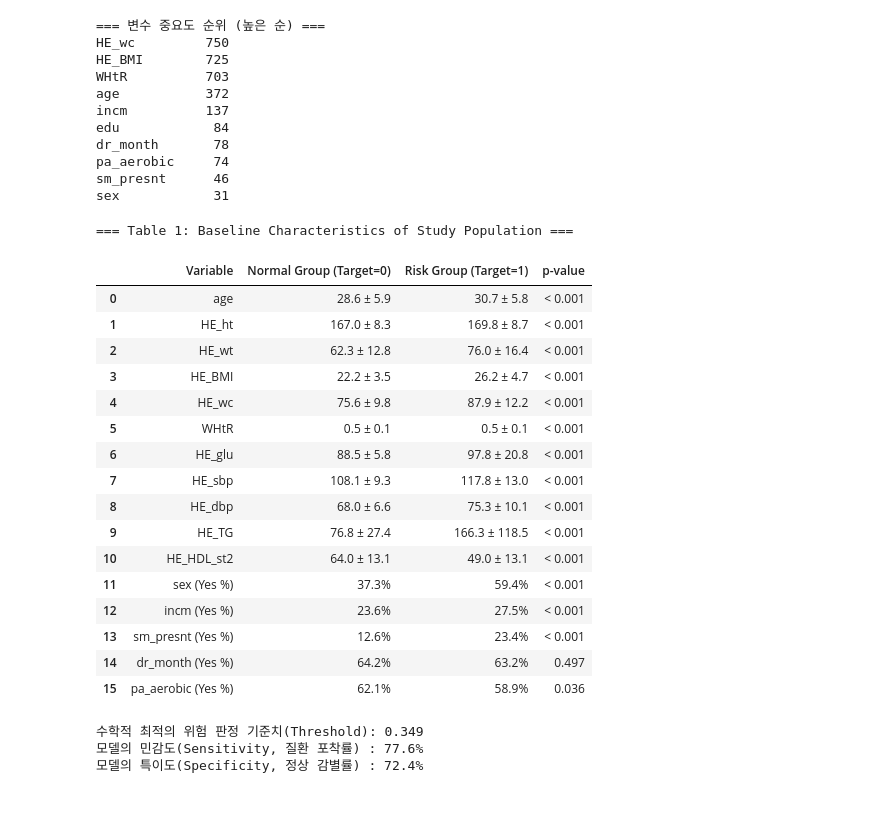
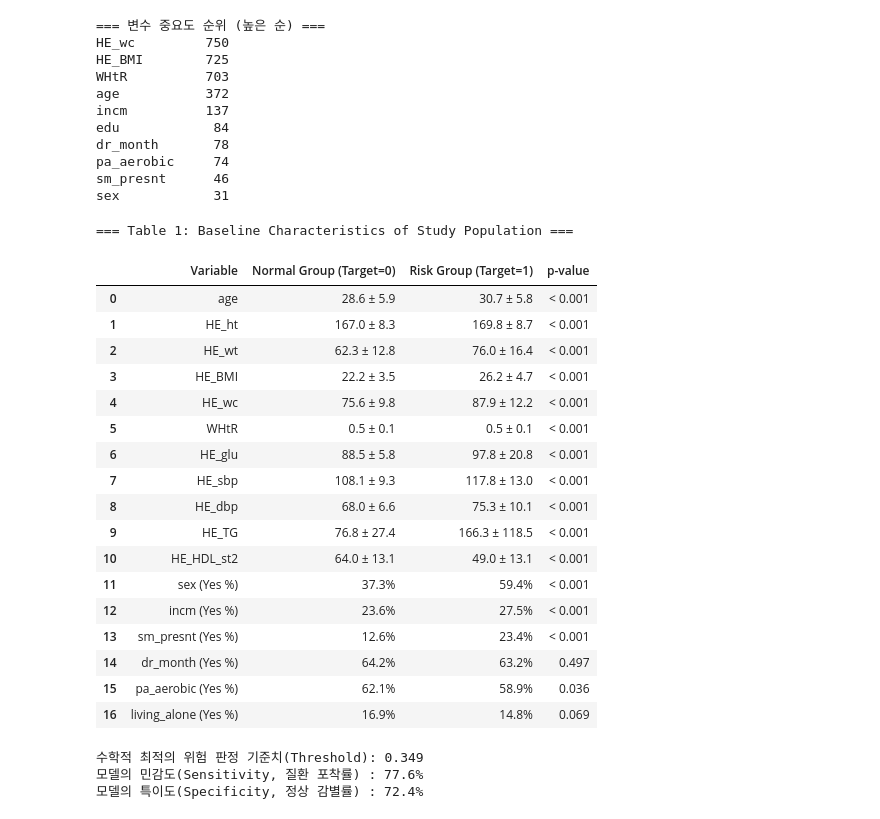
Before and after one commit to kdw123654/digital-project, a Jupyter notebook: my_model.ipynb, the cells around one changed output. Drawn from its saved outputs; the diff is of its cells as text; code cells hidden in the pictures.

```diff
--- a/my_model.ipynb
+++ b/my_model.ipynb
@@ -25,6 +26,7 @@ df_24.head()
 # %%
 selected_cols = [
     'ID', 'year', 'age', 'sex', 'incm', 'edu',
+    'cfam',
     'DI1_dg', 'DI1_pt', 'DE1_dg', 'DE1_pt', 'DI2_dg', 'DI2_pt',
     'HE_glu', 'HE_TG', 'HE_HDL_st2', 'HE_sbp', 'HE_dbp',
     'HE_ht', 'HE_wt', 'HE_BMI', 'HE_wc',
@@ -104,10 +106,13 @@ df_study['WHtR']=df_study['HE_wc']/df_study['HE_ht']
 # 허리둘레/키
 # bmi는 근육이 많아도 높게 잡혀서 무의미함
 
+df_study['living_alone']=(df_study['cfam']==1).astype(int)
+
 features = [
     'age', 'sex', 'incm', 'edu',
     'HE_BMI', 'HE_wc', 'WHtR',
-    'sm_presnt', 'dr_month', 'pa_aerobic'
+    'sm_presnt', 'dr_month', 'pa_aerobic',
+    'living_alone'
 ]
 # 추후 헬스케어 앱에 적용가능할것인가에 대해서 입증하기 위해 간단한 정보로 실험
 
@@ -216,7 +221,7 @@ from scipy import stats
 
 # 비교할 주요 변수들 정의 (연속형 변수와 범주형 변수)
 cont_vars = ['age', 'HE_ht', 'HE_wt', 'HE_BMI', 'HE_wc', 'WHtR', 'HE_glu', 'HE_sbp', 'HE_dbp', 'HE_TG', 'HE_HDL_st2']
-cat_vars = ['sex', 'incm', 'sm_presnt', 'dr_month', 'pa_aerobic']
+cat_vars = ['sex', 'incm', 'sm_presnt', 'dr_month', 'pa_aerobic','living_alone']
 
 table1_rows = []
 
@@ -247,33 +252,34 @@ for var in cat_vars:
 
     table1_rows.append({
         'Variable': f"{var} (Yes %)",
         'Normal Group (Target=0)': f"{pct0:.1f}%",
         'Risk Group (Target=1)': f"{pct1:.1f}%",
         'p-value': p_str
     })
 
 table1_df = pd.DataFrame(table1_rows)
 print("=== Table 1: Baseline Characteristics of Study Population ===")
 table1_df
 # %% [output]
 === Table 1: Baseline Characteristics of Study Population ===
 |  | Variable | Normal Group (Target=0) | Risk Group (Target=1) | p-value |
 | 0 | age | 28.6 ± 5.9 | 30.7 ± 5.8 | < 0.001 |
 | 1 | HE_ht | 167.0 ± 8.3 | 169.8 ± 8.7 | < 0.001 |
 | 2 | HE_wt | 62.3 ± 12.8 | 76.0 ± 16.4 | < 0.001 |
 | 3 | HE_BMI | 22.2 ± 3.5 | 26.2 ± 4.7 | < 0.001 |
 | 4 | HE_wc | 75.6 ± 9.8 | 87.9 ± 12.2 | < 0.001 |
 | 5 | WHtR | 0.5 ± 0.1 | 0.5 ± 0.1 | < 0.001 |
 | 6 | HE_glu | 88.5 ± 5.8 | 97.8 ± 20.8 | < 0.001 |
 | 7 | HE_sbp | 108.1 ± 9.3 | 117.8 ± 13.0 | < 0.001 |
 | 8 | HE_dbp | 68.0 ± 6.6 | 75.3 ± 10.1 | < 0.001 |
 | 9 | HE_TG | 76.8 ± 27.4 | 166.3 ± 118.5 | < 0.001 |
 | 10 | HE_HDL_st2 | 64.0 ± 13.1 | 49.0 ± 13.1 | < 0.001 |
 | 11 | sex (Yes %) | 37.3% | 59.4% | < 0.001 |
 | 12 | incm (Yes %) | 23.6% | 27.5% | < 0.001 |
 | 13 | sm_presnt (Yes %) | 12.6% | 23.4% | < 0.001 |
 | 14 | dr_month (Yes %) | 64.2% | 63.2% | 0.497 |
 | 15 | pa_aerobic (Yes %) | 62.1% | 58.9% | 0.036 |
+| 16 | living_alone (Yes %) | 16.9% | 14.8% | 0.069 |
 # %%
 import seaborn as sns
 from sklearn.metrics import confusion_matrix, classification_report
```
Also changed, not shown: parts of 8 cells of this notebook, 1 other file.
